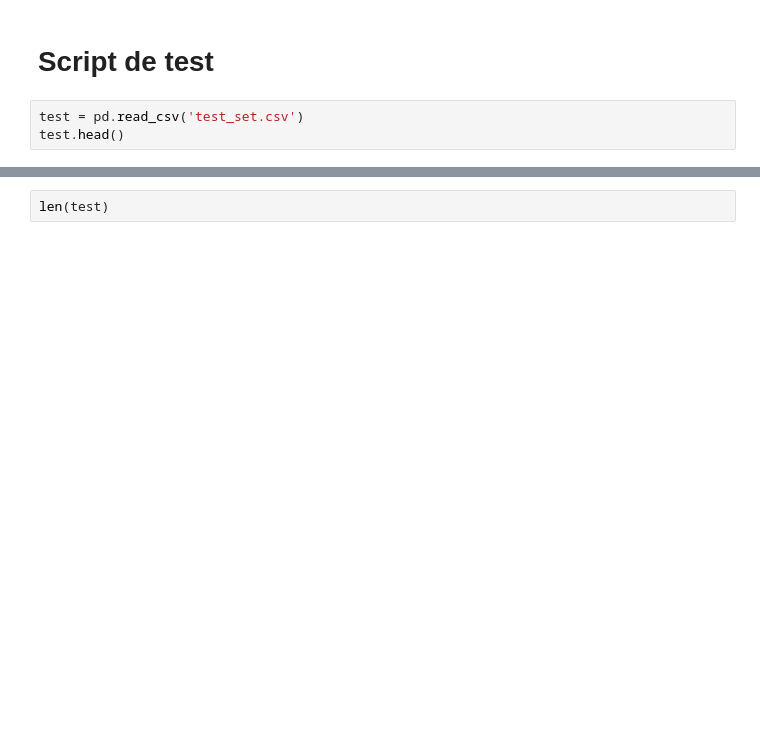
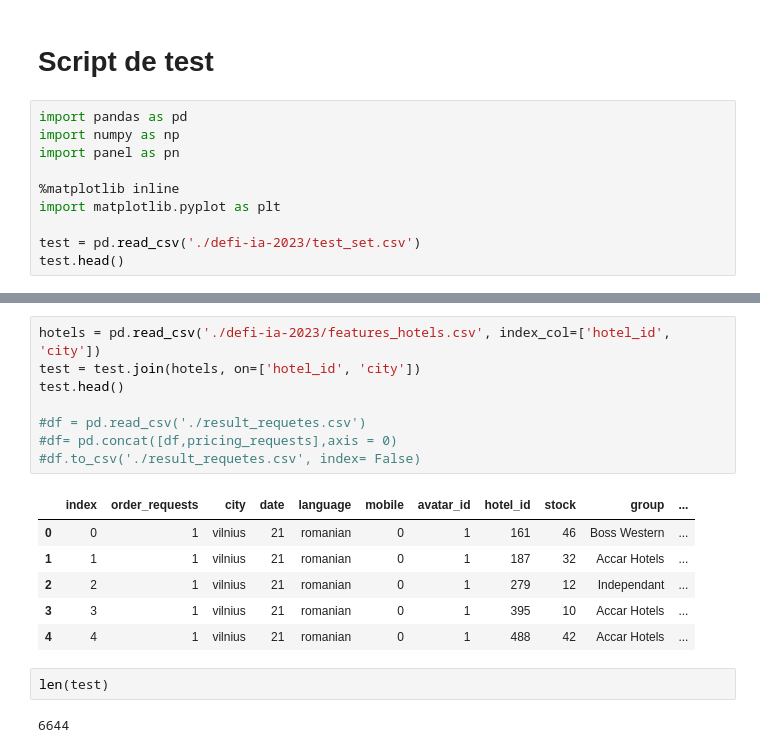
Before and after one commit to TryoenJ/Defi-IA, a Jupyter notebook: test.ipynb, the cells around one changed output, grey strips where cells are left out. Saved outputs shown, nothing was run; the diff lists cells and outputs as text; blank space fills up the shorter version.

```diff
--- a/test.ipynb
+++ b/test.ipynb
@@ -1,6 +1,13 @@
 # %% [markdown]
 # Script de test
 # %%
-test = pd.read_csv('test_set.csv')
+import pandas as pd
+import numpy as np
+import panel as pn
+
+%matplotlib inline
+import matplotlib.pyplot as plt
+
+test = pd.read_csv('./defi-ia-2023/test_set.csv')
 test.head()
 # %% [output]
@@ -8,4 +20,21 @@ NameError: name 'pd' is not defined
+# %%
+hotels = pd.read_csv('./defi-ia-2023/features_hotels.csv', index_col=['hotel_id', 'city'])
+test = test.join(hotels, on=['hotel_id', 'city'])
+test.head()
+
+#df = pd.read_csv('./result_requetes.csv')
+#df= pd.concat([df,pricing_requests],axis = 0)
+#df.to_csv('./result_requetes.csv', index= False)
+# %% [output]
+|  | index | order_requests | city | date | language | mobile | avatar_id | hotel_id | stock | group | ... |
+| 0 | 0 | 1 | vilnius | 21 | romanian | 0 | 1 | 161 | 46 | Boss Western | ... |
+| 1 | 1 | 1 | vilnius | 21 | romanian | 0 | 1 | 187 | 32 | Accar Hotels | ... |
+| 2 | 2 | 1 | vilnius | 21 | romanian | 0 | 1 | 279 | 12 | Independant | ... |
+| 3 | 3 | 1 | vilnius | 21 | romanian | 0 | 1 | 395 | 10 | Accar Hotels | ... |
+| 4 | 4 | 1 | vilnius | 21 | romanian | 0 | 1 | 488 | 42 | Accar Hotels | ... |
 # %%
 len(test)
+# %% [output]
+6644
 # %%
 test.dtypes
```
Also changed, not shown: parts of 6 cells of this notebook.
